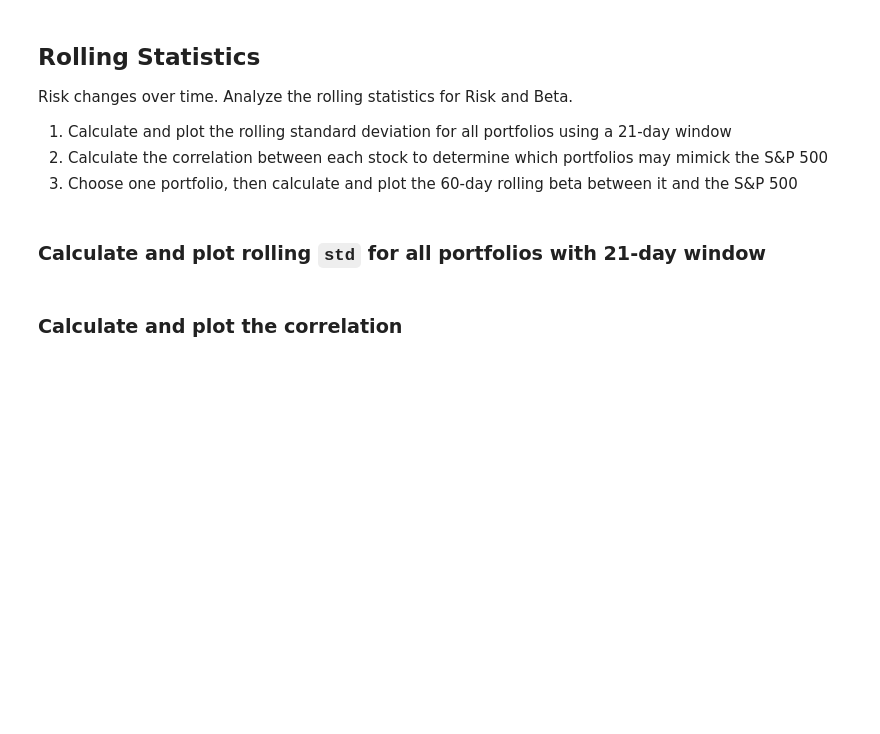
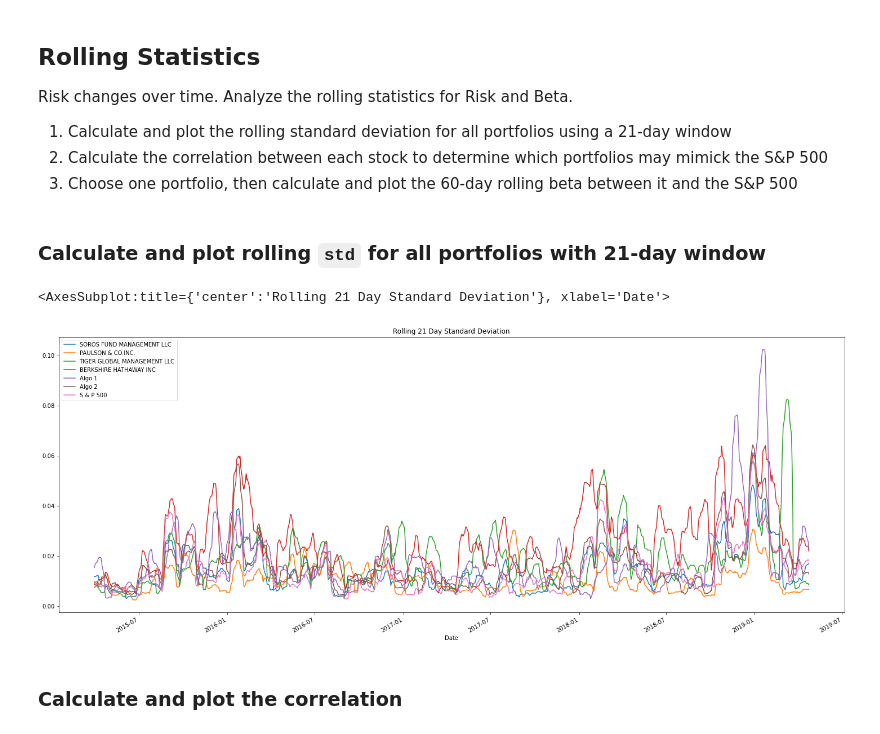
Before and after one commit to reiff94/04-Pandas-Work, a Jupyter notebook: Starter_Code/whale_analysis.ipynb, the cells around one changed output. Saved outputs shown, nothing was run; the diff lists cells and outputs as text; code cells hidden in the pictures; blank space fills up the shorter version.

```diff
--- a/Starter_Code/whale_analysis.ipynb
+++ b/Starter_Code/whale_analysis.ipynb
@@ -199,8 +235,12 @@ Risk changes over time. Analyze the rolling statistics for Risk and Beta.
 ### Calculate and plot rolling `std` for all portfolios with 21-day window
 # %%
 # Calculate the rolling standard deviation for all portfolios using a 21-day window
-
+cum_returns_rolling_21 = cumulative_returns.rolling(window=21).std()
 # Plot the rolling standard deviation
+cum_returns_rolling_21.plot(title="Rolling 21 Day Standard Deviation", figsize=(25,10))
+# %% [output]
+<AxesSubplot:title={'center':'Rolling 21 Day Standard Deviation'}, xlabel='Date'>
+[figure, added]
 # %% [markdown]
 ### Calculate and plot the correlation
 # %%
```
Also changed, not shown: parts of 18 cells of this notebook.
